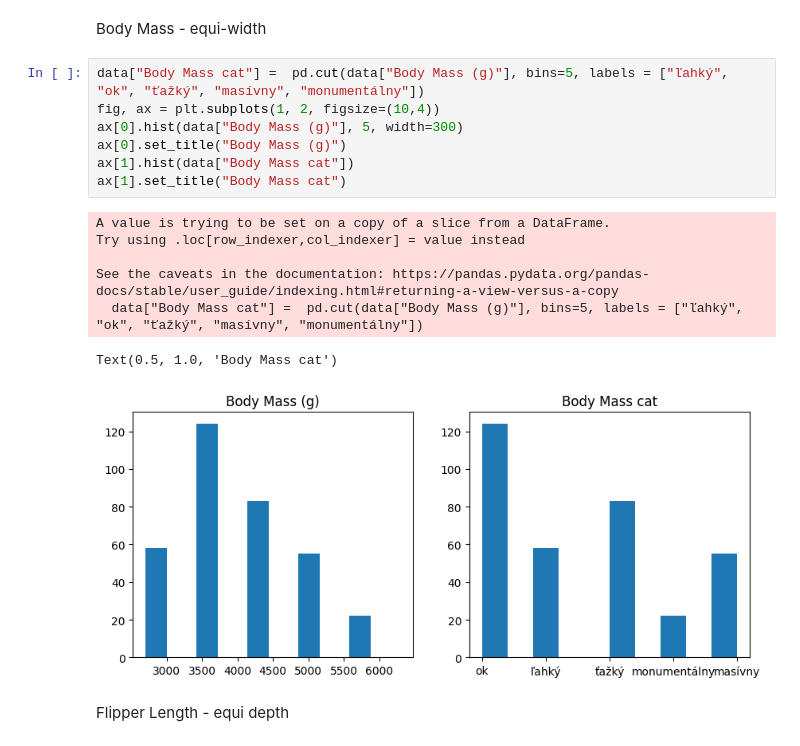
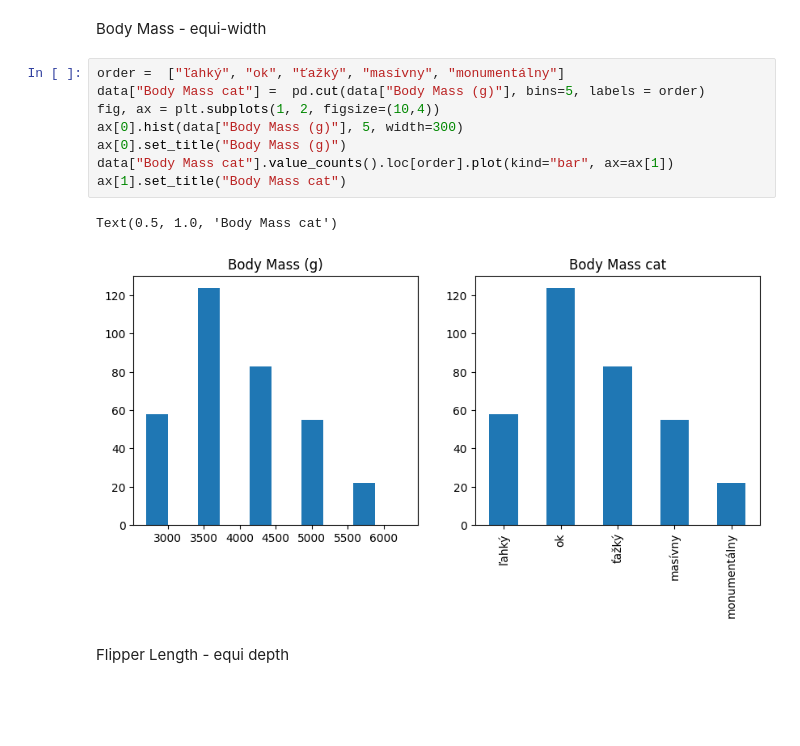
Before and after one commit to Unexp1ainable/UPA-2, a Jupyter notebook: data_mining.ipynb, the cells around one changed output. Cells and saved outputs as stored; diff of their text form; blank space fills up the shorter version.

Commit message:
exported csv, sorted histogram bars

```diff
--- a/data_mining.ipynb
+++ b/data_mining.ipynb
@@ -92,20 +93,16 @@ Pro jednu variantu datové sady proveďte diskretizaci numerických atributů ta
 # %% [markdown]
 Body Mass - equi-width
 # %%
-data["Body Mass cat"] =  pd.cut(data["Body Mass (g)"], bins=5, labels = ["ľahký", "ok", "ťažký", "masívny", "monumentálny"])
+order =  ["ľahký", "ok", "ťažký", "masívny", "monumentálny"]
+data["Body Mass cat"] =  pd.cut(data["Body Mass (g)"], bins=5, labels = order)
 fig, ax = plt.subplots(1, 2, figsize=(10,4))
 ax[0].hist(data["Body Mass (g)"], 5, width=300)
 ax[0].set_title("Body Mass (g)")
-ax[1].hist(data["Body Mass cat"])
+data["Body Mass cat"].value_counts().loc[order].plot(kind="bar", ax=ax[1])
 ax[1].set_title("Body Mass cat")
 # %% [output]
-A value is trying to be set on a copy of a slice from a DataFrame.
-Try using .loc[row_indexer,col_indexer] = value instead
-
-See the caveats in the documentation: https://pandas.pydata.org/pandas-docs/stable/user_guide/indexing.html#returning-a-view-versus-a-copy
-  data["Body Mass cat"] =  pd.cut(data["Body Mass (g)"], bins=5, labels = ["ľahký", "ok", "ťažký", "masívny", "monumentálny"])
+Text(0.5, 1.0, 'Body Mass cat')
-Text(0.5, 1.0, 'Body Mass cat')
-[figure, old version]
+[figure, new version]
 # %% [markdown]
 Flipper Length - equi depth
 # %%
```
Also changed, not shown: parts of 9 cells of this notebook, 2 other files.
